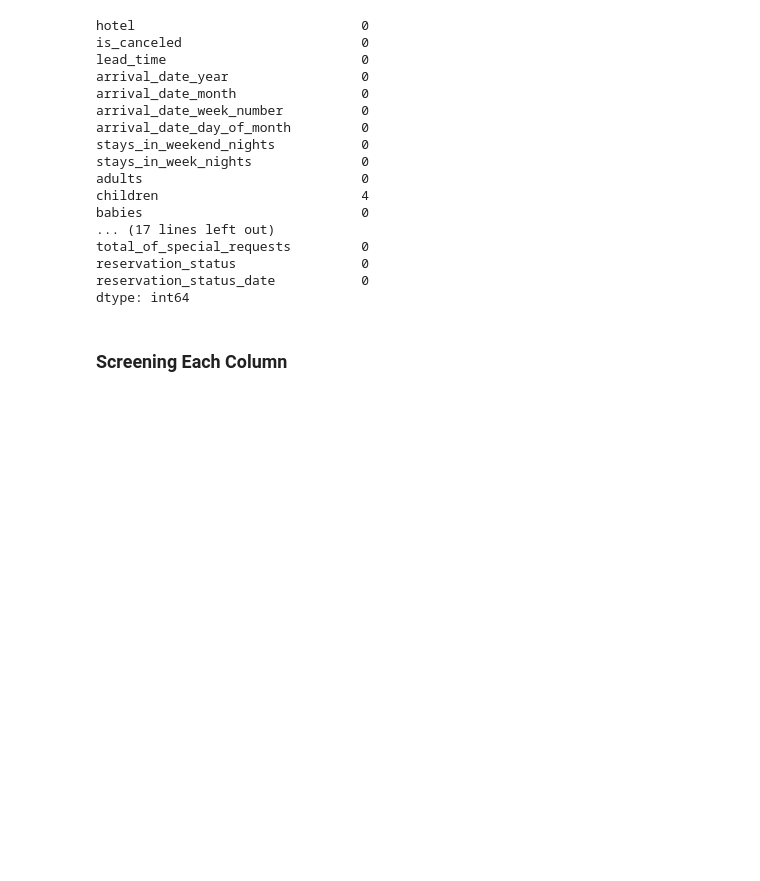
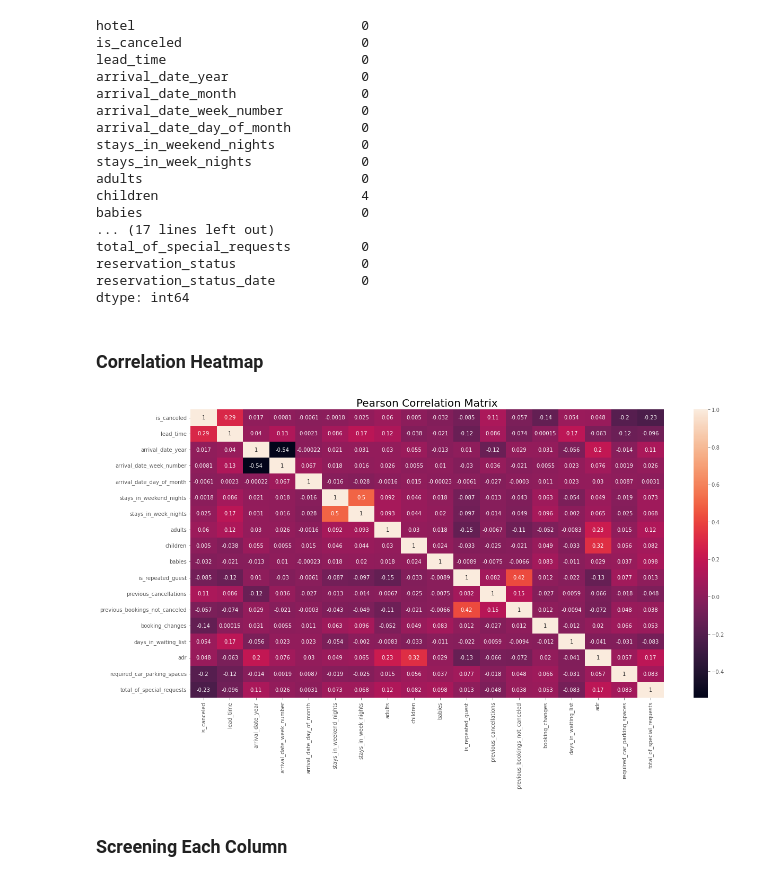
Before and after one commit to smeteo/Hotel-Booking-Demand, a Jupyter notebook: Hotel_Booking_Demand.ipynb, the cells around one changed output. Drawn from its saved outputs; the diff is of its cells as text; code cells hidden in the pictures; blank space fills up the shorter version.

```diff
--- a/Hotel_Booking_Demand.ipynb
+++ b/Hotel_Booking_Demand.ipynb
@@ -149,6 +149,16 @@ total_of_special_requests         0
 reservation_status                0
 reservation_status_date           0
 dtype: int64
+# %% [markdown]
+### Correlation Heatmap
+# %%
+# Plot the correlation heatmap
+plt.figure(figsize=(20,10))
+sns.heatmap(df.corr(), annot=True, linecolor='black', )
+plt.title("Pearson Correlation Matrix", fontdict={'fontsize':20})
+plt.show()
+# %% [output]
+[figure, added]
 # %% [markdown]
 ### Screening Each Column
 # %%
```
